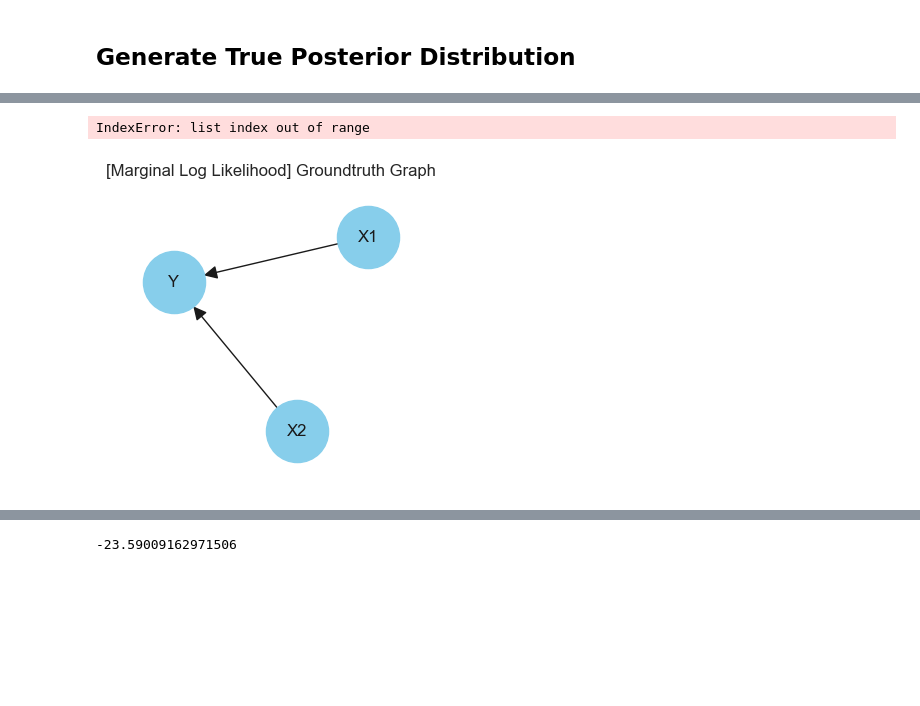
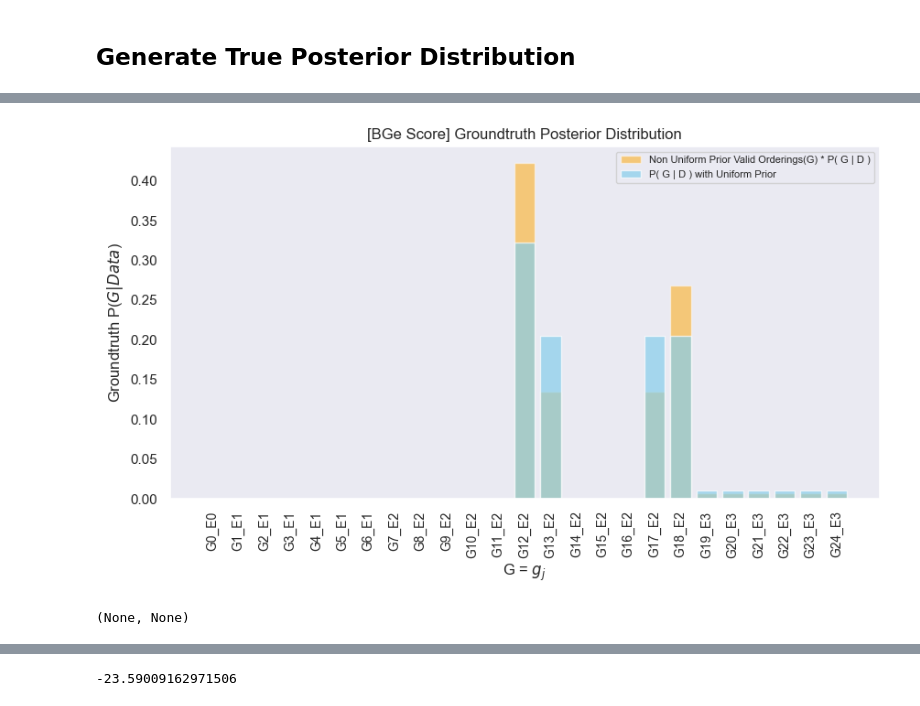
Before and after one commit to catarina-moreira/py_structure_MCMC, a Jupyter notebook: [Structure_MCMC]_3_nodes.ipynb, the cells around one changed output, grey strips where cells are left out. Cells and saved outputs as stored; diff of their text form; code cells hidden in the pictures; blank space fills up the shorter version.

```diff
--- a/[Structure_MCMC]_3_nodes.ipynb
+++ b/[Structure_MCMC]_3_nodes.ipynb
@@ -176,16 +109,5 @@ ax.legend(loc='upper right', fontsize=8)
-# %%
-graph_indx1 = 10
-
-graph_key1 = list(all_dags.keys())[graph_indx1]
-dag = all_dags[graph_key1]['DAG']
-plot_graph( dag, figsize=(3, 3), title = f"[{my_score_str}] Groundtruth Graph" )
-# %% [output]
-IndexError: list index out of range
-# %%
-graph_indx2 = 12
-
-graph_key2 = list(all_dags.keys())[graph_indx2]
-dag = all_dags[graph_key2]['DAG']
-plot_graph( dag, figsize=(3, 3), title = f"[{my_score_str}] Groundtruth Graph" )
-# %% [output]
-[figure, removed]
+# %%
+plot_true_distribution_with_non_uniform_prior( all_dags, prob_threshold = 0 )
+# %% [output]
+[figure, added]
+(None, None)
```
Also changed, not shown: parts of 29 cells of this notebook, 8 other files.
